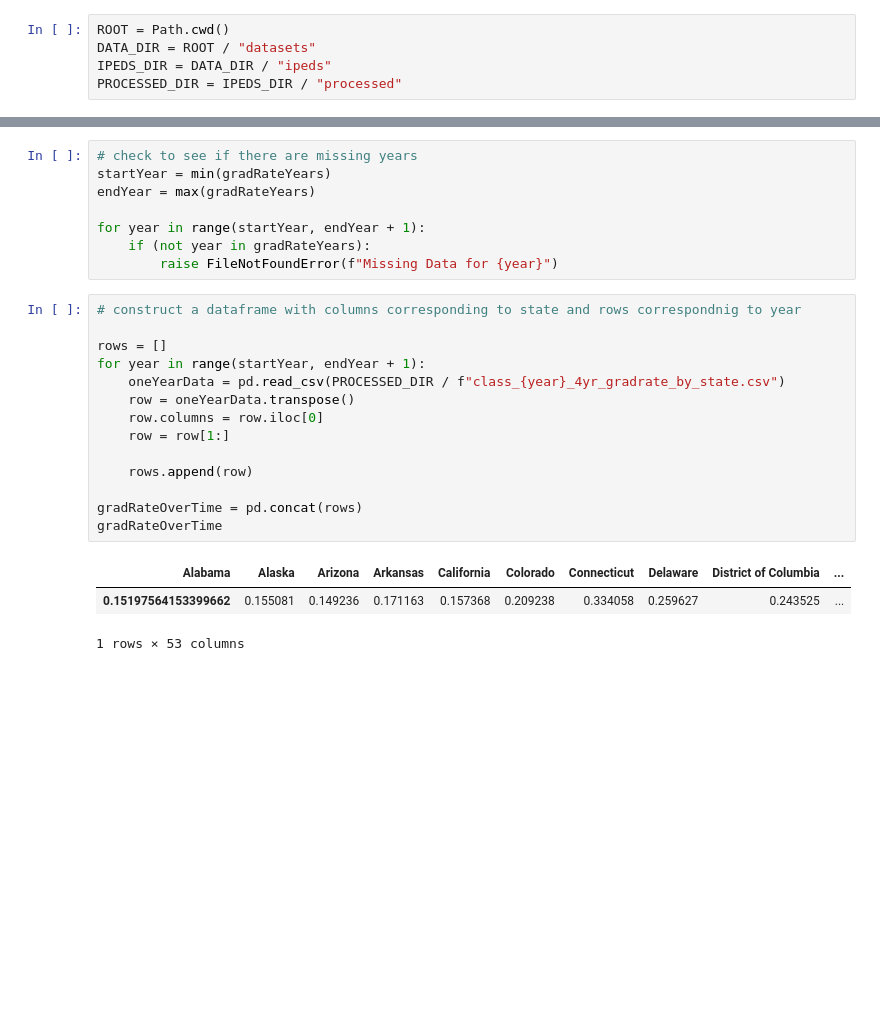
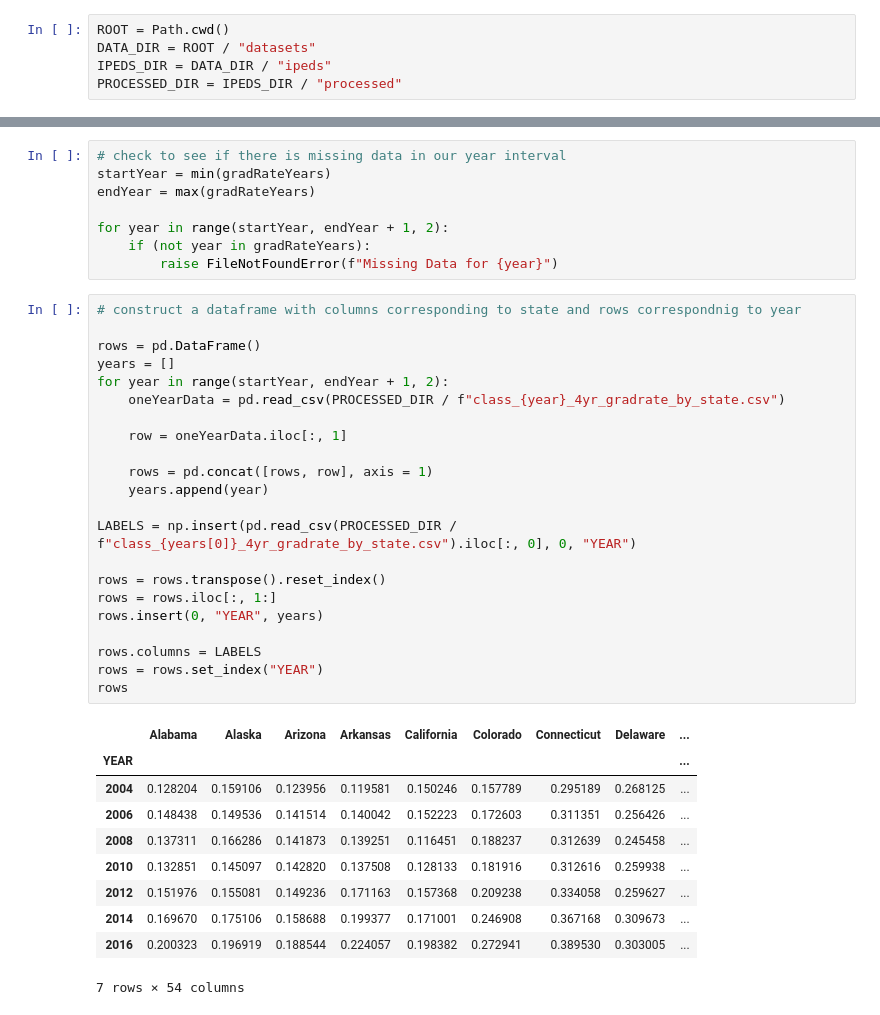
Before and after one commit to JWanderer73/AP-subsidies-Analysis, a Jupyter notebook: visualizations.ipynb, the cells around one changed output, grey strips where cells are left out. Cells and saved outputs as stored; diff of their text form; blank space fills up the shorter version.

```diff
--- a/visualizations.ipynb
+++ b/visualizations.ipynb
@@ -20,26 +20,41 @@ gradRateYears
 # %%
-# check to see if there are missing years
+# check to see if there is missing data in our year interval
 startYear = min(gradRateYears)
 endYear = max(gradRateYears)
 
-for year in range(startYear, endYear + 1):
+for year in range(startYear, endYear + 1, 2):
     if (not year in gradRateYears):
         raise FileNotFoundError(f"Missing Data for {year}")
 # %%
 # construct a dataframe with columns corresponding to state and rows correspondnig to year
 
-rows = []
-for year in range(startYear, endYear + 1):
+rows = pd.DataFrame()
+years = []
+for year in range(startYear, endYear + 1, 2):
     oneYearData = pd.read_csv(PROCESSED_DIR / f"class_{year}_4yr_gradrate_by_state.csv")
-    row = oneYearData.transpose()
-    row.columns = row.iloc[0]
-    row = row[1:]
 
-    rows.append(row)
+    row = oneYearData.iloc[:, 1]
 
-gradRateOverTime = pd.concat(rows)
-gradRateOverTime
+    rows = pd.concat([rows, row], axis = 1)
+    years.append(year)
+
+LABELS = np.insert(pd.read_csv(PROCESSED_DIR / f"class_{years[0]}_4yr_gradrate_by_state.csv").iloc[:, 0], 0, "YEAR")
+
+rows = rows.transpose().reset_index()
+rows = rows.iloc[:, 1:]
+rows.insert(0, "YEAR", years)
+
+rows.columns = LABELS
+rows = rows.set_index("YEAR")
+rows
 # %% [output]
-| Alabama | Alaska | Arizona | Arkansas | California | Colorado | Connecticut | Delaware | District of Columbia | ... |
-| 0.15197564153399662 | 0.155081 | 0.149236 | 0.171163 | 0.157368 | 0.209238 | 0.334058 | 0.259627 | 0.243525 | ... |
+|  | Alabama | Alaska | Arizona | Arkansas | California | Colorado | Connecticut | Delaware | ... |
+| YEAR |  |  |  |  |  |  |  |  | ... |
+| 2004 | 0.128204 | 0.159106 | 0.123956 | 0.119581 | 0.150246 | 0.157789 | 0.295189 | 0.268125 | ... |
+| 2006 | 0.148438 | 0.149536 | 0.141514 | 0.140042 | 0.152223 | 0.172603 | 0.311351 | 0.256426 | ... |
+| 2008 | 0.137311 | 0.166286 | 0.141873 | 0.139251 | 0.116451 | 0.188237 | 0.312639 | 0.245458 | ... |
+| 2010 | 0.132851 | 0.145097 | 0.142820 | 0.137508 | 0.128133 | 0.181916 | 0.312616 | 0.259938 | ... |
+| 2012 | 0.151976 | 0.155081 | 0.149236 | 0.171163 | 0.157368 | 0.209238 | 0.334058 | 0.259627 | ... |
+| 2014 | 0.169670 | 0.175106 | 0.158688 | 0.199377 | 0.171001 | 0.246908 | 0.367168 | 0.309673 | ... |
+| 2016 | 0.200323 | 0.196919 | 0.188544 | 0.224057 | 0.198382 | 0.272941 | 0.389530 | 0.303005 | ... |
-1 rows × 53 columns
+7 rows × 54 columns
```
Also changed, not shown: parts of 2 cells of this notebook, 4 other files.
